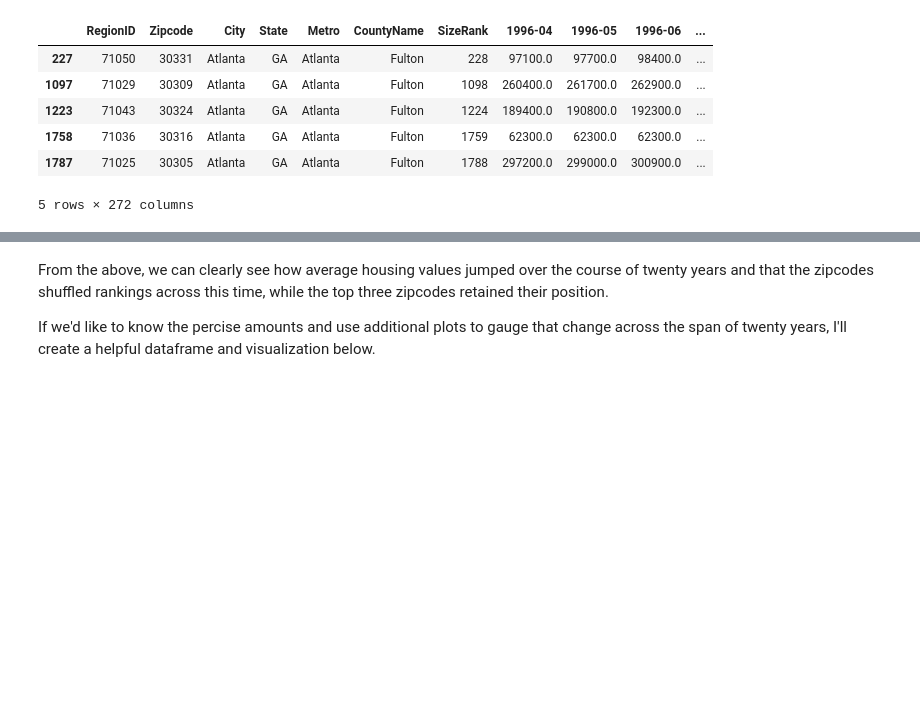
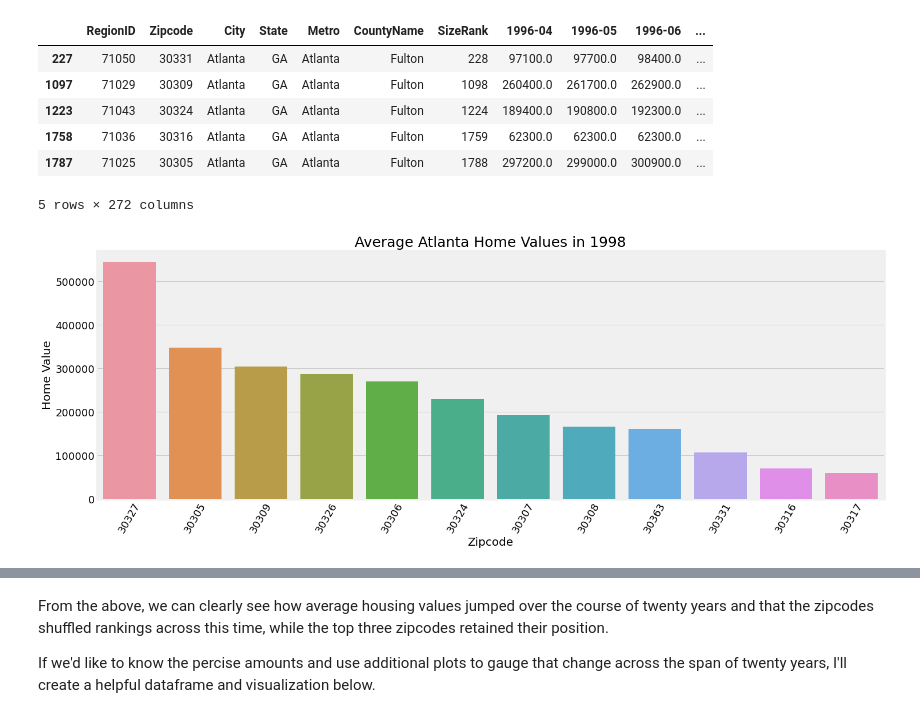
Before and after one commit to sierrafromcalifornia/Atlanta-ZIP-Code-Analysis-Project, a Jupyter notebook: time-series/investment_analysis_eda.ipynb, the cells around one changed output, grey strips where cells are left out. Saved outputs shown, nothing was run; the diff lists cells and outputs as text; code cells hidden in the pictures; blank space fills up the shorter version.

```diff
--- a/time-series/investment_analysis_eda.ipynb
+++ b/time-series/investment_analysis_eda.ipynb
@@ -146,5 +146,21 @@ df_atl.head()
 | 1758 | 71036 | 30316 | Atlanta | GA | Atlanta | Fulton | 1759 | 62300.0 | 62300.0 | 62300.0 | ... |
 | 1787 | 71025 | 30305 | Atlanta | GA | Atlanta | Fulton | 1788 | 297200.0 | 299000.0 | 300900.0 | ... |
 5 rows × 272 columns
+# %%
+plt.figure(figsize=(22,8))
+sns.barplot(x='Zipcode', y='1998-01', data=df_atl, order=df_atl.sort_values('1998-01', ascending=False).Zipcode)
+plt.title('Average Atlanta Home Values in 1998',fontsize=25)
+plt.tick_params(labelsize=18)
+plt.xlabel('Zipcode', fontsize=20)
+plt.ylabel('Home Value', fontsize=20)
+plt.xticks(rotation=60)
+plt.show()
+
+#b.axes.set_title("Title",fontsize=50)
+#b.set_xlabel("X Label",fontsize=30)
+#b.set_ylabel("Y Label",fontsize=20)
+#b.tick_params(labelsize=5)
+# %% [output]
+[figure, added]
 # %%
 plt.figure(figsize=(22,8))
```
Also changed, not shown: parts of 6 cells of this notebook.
